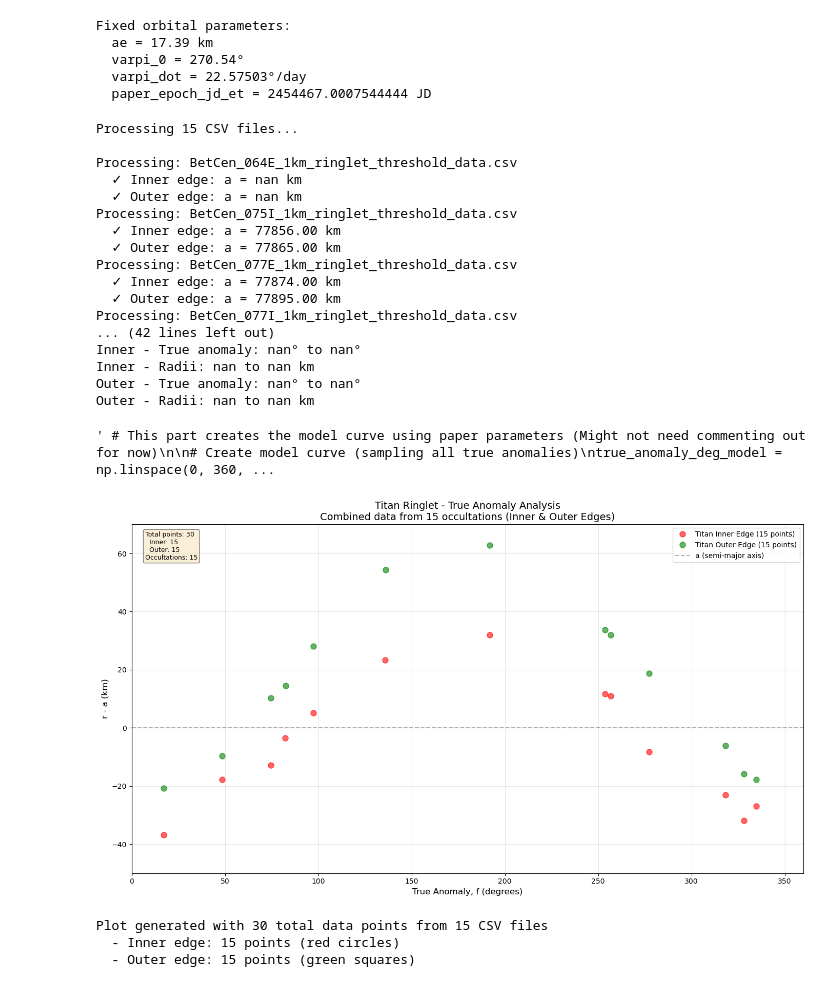
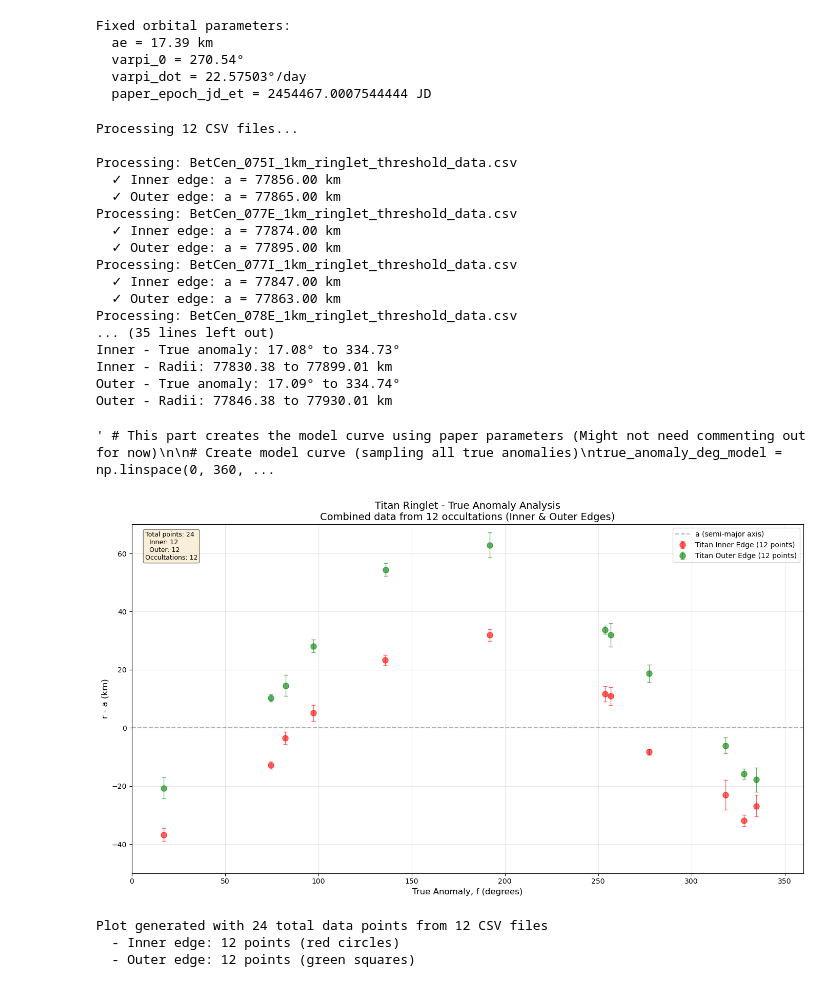
Before and after one commit to PKobrick/Research, a Jupyter notebook: True_Anomaly_Graph.ipynb, the cells around one changed output. Cells and saved outputs as stored; diff of their text form; code cells hidden in the pictures.

Commit message:
changes on graph
Removed curvefit graph and added in tauplus and minus values top graph

```diff
--- a/True_Anomaly_Graph.ipynb
+++ b/True_Anomaly_Graph.ipynb
@@ -211,10 +208,14 @@ all_true_anomaly_inner = []
 all_radii_inner = []
 all_longitudes_inner = []
 all_times_inner = []
+all_TAUPLUS_inner = []
+all_TAUMINUS_inner = []
 all_true_anomaly_outer = []
 all_radii_outer = []
 all_longitudes_outer = []
 all_times_outer = []
+all_TAUPLUS_outer = []
+all_TAUMINUS_outer = []
 all_csv_names = []
 
 print("Fixed orbital parameters:")
@@ -229,7 +230,7 @@ Fixed orbital parameters:
   varpi_dot = 22.57503°/day
   paper_epoch_jd_et = 2454467.0007544444 JD
 # %%
-# This section loops through all CSV files and processes each one
+# This section loops through all CSV files and processes each one for Titan Ringlet
 print(f"\nProcessing {len(csv_files)} CSV files...\n")
 
 for csv_file in csv_files:
@@ -253,11 +254,17 @@ for csv_file in csv_files:
             # Extract radius value from CSV for inner edge
             a_inner = titan_inner['Radius'].values[0]
 
-            # Calculate eccentricity
+            # Calculate eccentricity (using ae from paper then using our radial value)
             e_inner = ae / a_inner
 
             # Get longitude from data
             longitude_inner = titan_inner['LON'].values[0]  # LON in degrees
+
+            # Get TAUPLUS from data
+            TAUPLUS_inner = titan_inner['TAUPLUS'].values[0]  # TAUPLUS
+
+            # Get TAUMINUS from data
+            TAUMINUS_inner = titan_inner['TAUMINUS'].values[0]  # TAUMINUS
 
             # Convert ET time from seconds to days
             titan_et_days_inner = titan_inner['ET'].values[0] / 86400.0
@@ -280,6 +287,8 @@ for csv_file in csv_files:
             all_radii_inner.append(radii_inner)
             all_longitudes_inner.append(longitude_inner)
             all_times_inner.append(titan_jd_et_inner)
+            all_TAUPLUS_inner.append(TAUPLUS_inner)
+            all_TAUMINUS_inner.append(TAUMINUS_inner)
 
             print(f"  ✓ Inner edge: a = {a_inner:.2f} km")
 
@@ -288,11 +297,17 @@ for csv_file in csv_files:
             # Extract radius value from CSV for outer edge
             a_outer = titan_outer['Radius'].values[0]
 
-            # Calculate eccentricity
+            # Calculate eccentricity (using ae from paper then using our radial value)
             e_outer = ae / a_outer
 
             # Get longitude from data
             longitude_outer = titan_outer['LON'].values[0]  # LON in degrees
+
+            # Get TAUPLUS from data
+            TAUPLUS_outer = titan_outer['TAUPLUS'].values[0]  # TAUPLUS
+
+            # Get TAUMINUS from data
+            TAUMINUS_outer = titan_outer['TAUMINUS'].values[0]  # TAUMINUS
 
             # Convert ET time from seconds to days
             titan_et_days_outer = titan_outer['ET'].values[0] / 86400.0
@@ -315,6 +330,8 @@ for csv_file in csv_files:
             all_radii_outer.append(radii_outer)
             all_longitudes_outer.append(longitude_outer)
             all_times_outer.append(titan_jd_et_outer)
+            all_TAUPLUS_outer.append(TAUPLUS_outer)
+            all_TAUMINUS_outer.append(TAUMINUS_outer)
 
             print(f"  ✓ Outer edge: a = {a_outer:.2f} km")
 
@@ -331,17 +348,23 @@ all_true_anomaly_inner = np.array(all_true_anomaly_inner)
 all_radii_inner = np.array(all_radii_inner)
 all_longitudes_inner = np.array(all_longitudes_inner)
 all_times_inner = np.array(all_times_inner)
+all_TAUPLUS_inner = np.array(all_TAUPLUS_inner)
+all_TAUMINUS_inner = np.array(all_TAUMINUS_inner)
 
 all_true_anomaly_outer = np.array(all_true_anomaly_outer)
 all_radii_outer = np.array(all_radii_outer)
 all_longitudes_outer = np.array(all_longitudes_outer)
 all_times_outer = np.array(all_times_outer)
+all_TAUPLUS_outer = np.array(all_TAUPLUS_outer)
+all_TAUMINUS_outer = np.array(all_TAUMINUS_outer)
 
 print(f"\n{'='*60}")
 print(f"TOTAL DATA POINTS COLLECTED:")
 print(f"  Inner edge: {len(all_true_anomaly_inner)} points")
 print(f"  Outer edge: {len(all_true_anomaly_outer)} points")
 print(f"  Total: {len(all_true_anomaly_inner) + len(all_true_anomaly_outer)} points")
+print(f"  Total Tau+- values Inner: {len(all_TAUPLUS_inner) + len(all_TAUMINUS_inner)} points")
+print(f"  Total Tau+- values Outer: {len(all_TAUPLUS_outer) + len(all_TAUMINUS_outer)} points")
 print(f"{'='*60}")
 
 if len(all_true_anomaly_inner) > 0:
@@ -352,11 +375,8 @@ if len(all_true_anomaly_outer) > 0:
     print(f"Outer - True anomaly: {np.min(all_true_anomaly_outer):.2f}° to {np.max(all_true_anomaly_outer):.2f}°")
     print(f"Outer - Radii: {np.min(all_radii_outer):.2f} to {np.max(all_radii_outer):.2f} km")
 # %% [output]
-Processing 15 CSV files...
+Processing 12 CSV files...
 
-Processing: BetCen_064E_1km_ringlet_threshold_data.csv
-  ✓ Inner edge: a = nan km
-  ✓ Outer edge: a = nan km
 Processing: BetCen_075I_1km_ringlet_threshold_data.csv
   ✓ Inner edge: a = 77856.00 km
   ✓ Outer edge: a = 77865.00 km
@@ -364,11 +384,14 @@ Processing: BetCen_077E_1km_ringlet_threshold_data.csv
   ✓ Inner edge: a = 77874.00 km
   ✓ Outer edge: a = 77895.00 km
 Processing: BetCen_077I_1km_ringlet_threshold_data.csv
-... (42 lines left out)
-Inner - True anomaly: nan° to nan°
-Inner - Radii: nan to nan km
-Outer - True anomaly: nan° to nan°
-Outer - Radii: nan to nan km
+  ✓ Inner edge: a = 77847.00 km
+  ✓ Outer edge: a = 77863.00 km
+Processing: BetCen_078E_1km_ringlet_threshold_data.csv
+... (35 lines left out)
+Inner - True anomaly: 17.08° to 334.73°
+Inner - Radii: 77830.38 to 77899.01 km
+Outer - True anomaly: 17.09° to 334.74°
+Outer - Radii: 77846.38 to 77930.01 km
 # %%
 """ # This part creates the model curve using paper parameters (Might not need commenting out for now)
 
@@ -391,49 +414,53 @@ print(f"  Model radius range: {np.min(model_radii):.2f} to {np.max(model_radii):
 # %% [output]
 ' # This part creates the model curve using paper parameters (Might not need commenting out for now)\n\n# Create model curve (sampling all true anomalies)\ntrue_anomaly_deg_model = np.linspace(0, 360, ...
 # %%
-# This section plots the model curve with ALL data points from all occultations
+# This section plots the model curve with ALL data points from all occultations for Titan ringlet
 
 plt.figure(figsize=(14, 8))
 
-# Plot inner edge data points (red circles)
-if len(all_true_anomaly_inner) > 0:
-    plt.plot(all_true_anomaly_inner, all_radii_inner - a_paper, 'ro', markersize=8,
-             label=f'Titan Inner Edge ({len(all_true_anomaly_inner)} points)', alpha=0.6)
+# Plot inner edge data points with error bars (red circles)
+plt.errorbar(all_true_anomaly_inner, all_radii_inner - a_paper,
+             yerr=[all_TAUMINUS_inner, all_TAUPLUS_inner],  # Asymmetric error bars
+             fmt='ro', markersize=8, capsize=3, capthick=1,
+             label=f'Titan Inner Edge ({len(all_true_anomaly_inner)} points)',
+             alpha=0.6, elinewidth=1)
 
-# Plot outer edge data points (green circles)
-if len(all_true_anomaly_outer) > 0:
-    plt.plot(all_true_anomaly_outer, all_radii_outer - a_paper, 'go', markersize=8,
-             label=f'Titan Outer Edge ({len(all_true_anomaly_outer)} points)', alpha=0.6)
+# Plot outer edge data points with error bars (green circles)
+plt.errorbar(all_true_anomaly_outer, all_radii_outer - a_paper,
+             yerr=[all_TAUMINUS_outer, all_TAUPLUS_outer],  # Asymmetric error bars
+             fmt='go', markersize=8, capsize=3, capthick=1,
+             label=f'Titan Outer Edge ({len(all_true_anomaly_outer)} points)',
+             alpha=0.6, elinewidth=1)
 
 # Formatting
 plt.xlabel('True Anomaly, f (degrees)', fontsize=12)
 plt.ylabel('r - a (km)', fontsize=12)
 plt.title(f'Titan Ringlet - True Anomaly Analysis\nCombined data from {len(all_csv_names)} occultations (Inner & Outer Edges)', fontsize=14)
 plt.xlim(0, 360)
 plt.ylim(-50, 70)
 plt.axhline(y=0, color='k', linestyle='--', alpha=0.3, label='a (semi-major axis)')
 plt.legend(fontsize=10, loc='best')
 plt.grid(True, alpha=0.3)
 
 # Add text box with statistics
 total_points = len(all_true_anomaly_inner) + len(all_true_anomaly_outer)
 stats_text = f'Total points: {total_points}\n'
 stats_text += f'  Inner: {len(all_true_anomaly_inner)}\n'
 stats_text += f'  Outer: {len(all_true_anomaly_outer)}\n'
 stats_text += f'Occultations: {len(all_csv_names)}'
 
 plt.text(0.02, 0.98, stats_text, transform=plt.gca().transAxes,
          fontsize=9, verticalalignment='top',
          bbox=dict(boxstyle='round', facecolor='wheat', alpha=0.5))
 
 plt.tight_layout()
 plt.show()
 
 print(f"\nPlot generated with {total_points} total data points from {len(all_csv_names)} CSV files")
 print(f"  - Inner edge: {len(all_true_anomaly_inner)} points (red circles)")
 print(f"  - Outer edge: {len(all_true_anomaly_outer)} points (green squares)")
 # %% [output]
-[figure, old version]
+[figure, new version]
-Plot generated with 30 total data points from 15 CSV files
-  - Inner edge: 15 points (red circles)
-  - Outer edge: 15 points (green squares)
+Plot generated with 24 total data points from 12 CSV files
+  - Inner edge: 12 points (red circles)
+  - Outer edge: 12 points (green squares)
```
Also changed, not shown: parts of 3 cells of this notebook.
